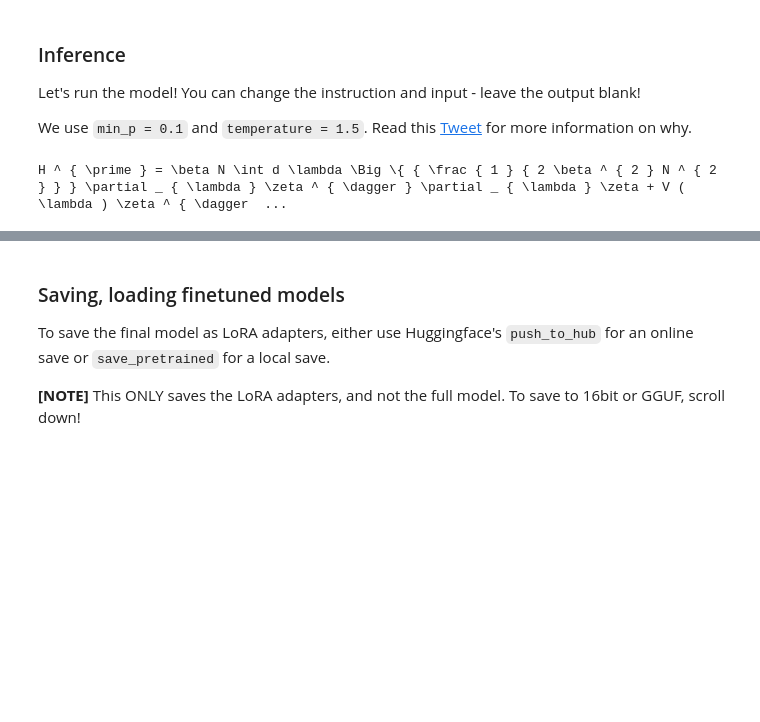
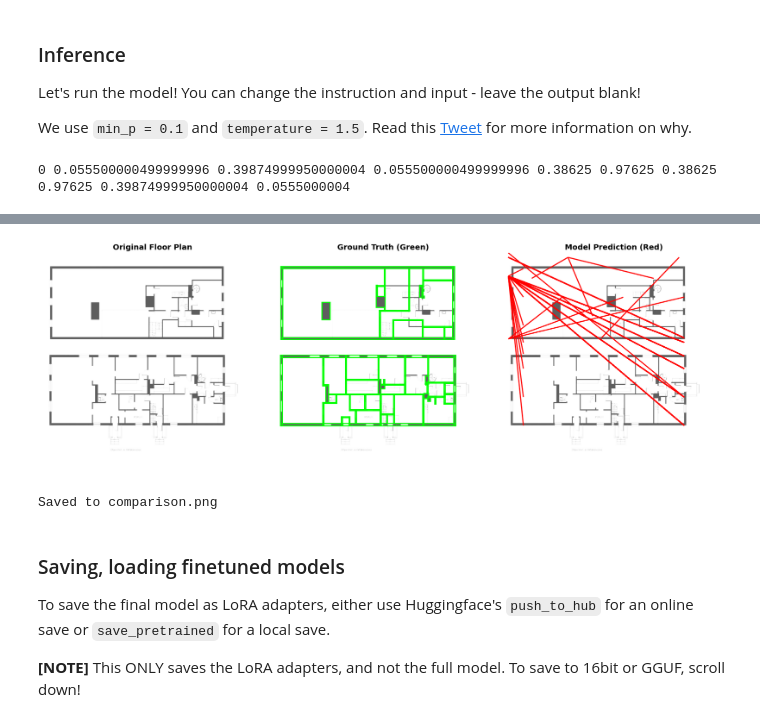
Before and after one commit to mahtabkabir/Qwen-3B-VL-Fine-Tunning, a Jupyter notebook: Qwen vl 8b Fine tunning/Qwen3_VL_(8B)_Vision.ipynb, the cells around one changed output, grey strips where cells are left out. Cells and saved outputs as stored; diff of their text form; code cells hidden in the pictures; blank space fills up the shorter version.

```diff
--- a/Qwen vl 8b Fine tunning/Qwen3_VL_(8B)_Vision.ipynb
+++ b/Qwen vl 8b Fine tunning/Qwen3_VL_(8B)_Vision.ipynb
@@ -361,7 +462,7 @@ We use `min_p = 0.1` and `temperature = 1.5`. Read this [Tweet](https://x.com/me
 FastVisionModel.for_inference(model) # Enable for inference!
 
 image = dataset[2]["image"]
-instruction = "Write the LaTeX representation for this image."
+instruction = "Detect all walls in this floor plan and output their coordinates in YOLO format. Each line: class_id followed by normalized coordinates."
 
 messages = [
     {"role": "user", "content": [
@@ -382,4 +483,67 @@ text_streamer = TextStreamer(tokenizer, skip_prompt = True)
 _ = model.generate(**inputs, streamer = text_streamer, max_new_tokens = 128,
                    use_cache = True, temperature = 1.5, min_p = 0.1)
 # %% [output]
-H ^ { \prime } = \beta N \int d \lambda \Big \{ { \frac { 1 } { 2 \beta ^ { 2 } N ^ { 2 } } } \partial _ { \lambda } \zeta ^ { \dagger } \partial _ { \lambda } \zeta + V ( \lambda ) \zeta ^ { \dagger  ...
+0 0.055500000499999996 0.39874999950000004 0.055500000499999996 0.38625 0.97625 0.38625 0.97625 0.39874999950000004 0.0555000004
+# %%
+# ============ CORRECT INFERENCE FOR QWEN3-VL ============
+
+from PIL import Image
+
+# 1. Switch to inference mode
+FastVisionModel.for_inference(model)
+
+# 2. Get a test sample
+sample = dataset[0]
+test_image = sample["image"]
+gt_text = sample["text"]
+
+# 3. Create the conversation format (same as training)
+messages = [
+    {"role": "user", "content": [
+        {"type": "image", "image": test_image},
+        {"type": "text", "text": instruction},
+    ]}
+]
+
+# 4. Apply chat template with tokenize=False first
+text_prompt = tokenizer.apply_chat_template(
+    messages,
+    tokenize=False,
+    add_generation_prompt=True,
+)
+
+# 5. Now tokenize with the processor (handles both text + image)
+from transformers import Qwen2VLProcessor
+
+# Get the processor from the model
+processor = Qwen2VLProcessor.from_pretrained(
+    "unsloth/Qwen3-VL-8B-Instruct-unsloth-bnb-4bit"
+)
+
+inputs = processor(
+    text=[text_prompt],
+    images=[test_image],
+    return_tensors="pt",
+    padding=True,
+).to("cuda")
+
+# 6. Generate
+outputs = model.generate(
+    **inputs,
+    max_new_tokens=4096,
+    temperature=0.1,
+    do_sample=True,
+)
+
+# 7. Decode - skip the input tokens
+generated_ids = outputs[:, inputs.input_ids.shape[1]:]
+pred_text = processor.batch_decode(generated_ids, skip_special_tokens=True)[0]
+
+print("=" * 50)
+print("PREDICTION:")
+print(pred_text[:1000])
+print("=" * 50)
+
+# 8. Visualize
+visualize_comparison(test_image, gt_text, pred_text, "comparison.png")
+# %% [output]
@@ -386,3 +567,5 @@ H ^ { \prime } = \beta N \int d \lambda \Big \{ { \frac { 1 } { 2 \beta ^ { 2 }
+[figure, added]
+Saved to comparison.png
 # %% [markdown]
 <a name="Save"></a>
 ### Saving, loading finetuned models
```
Also changed, not shown: parts of 19 cells of this notebook, 1 other file.
